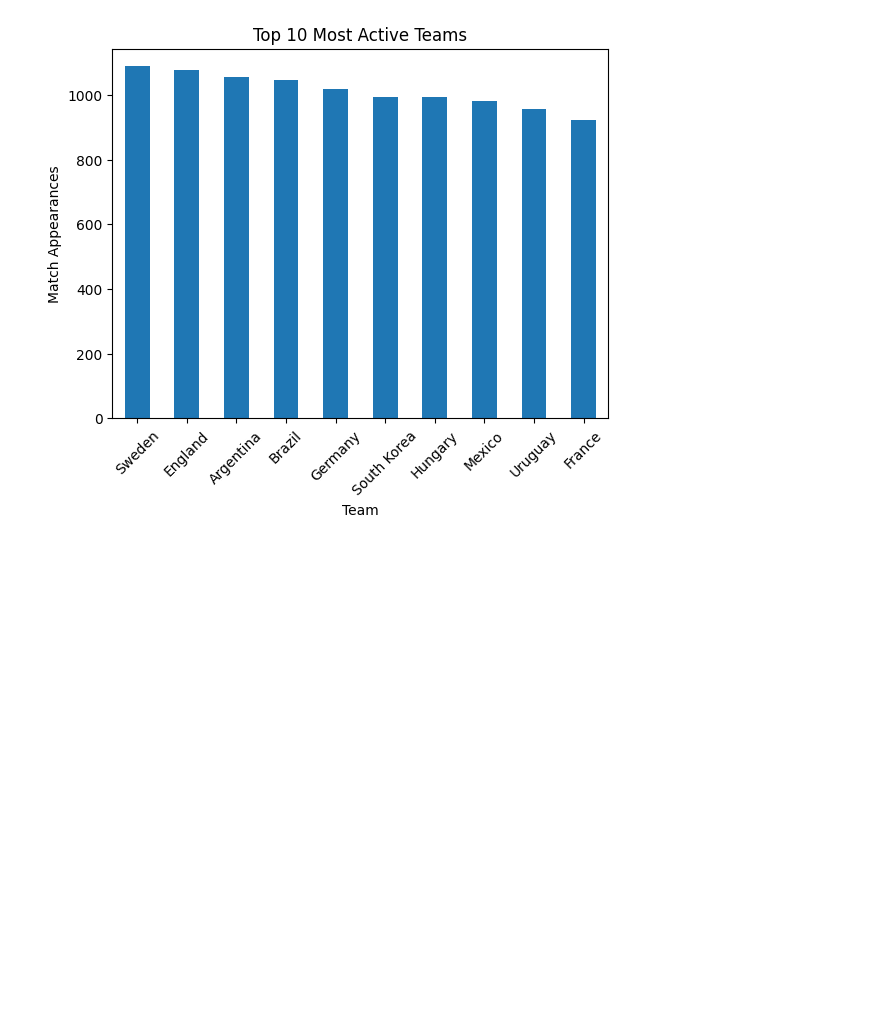
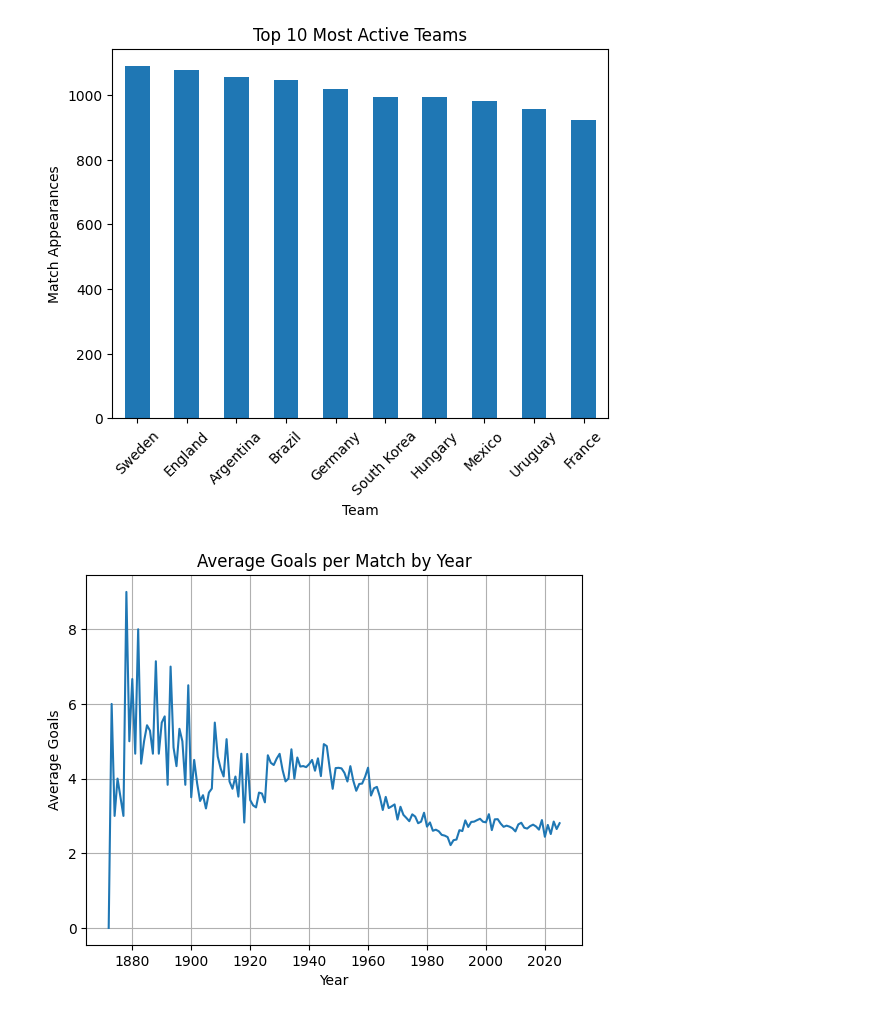
Before and after one commit to NathanOpira/Goalgazer, a Jupyter notebook: Goalgazer/notebooks/analysis.ipynb, the cells around one changed output. Drawn from its saved outputs; the diff is of its cells as text; code cells hidden in the pictures; blank space fills up the shorter version.

```diff
--- a/Goalgazer/notebooks/analysis.ipynb
+++ b/Goalgazer/notebooks/analysis.ipynb
@@ -43,6 +43,7 @@ def get_outcome(row):
 
 df['home_outcome'] = df.apply(get_outcome, axis=1)
 
+
 ###distribution of match outcomes.
 # Plotting outcome distribution.
 sns.countplot(data=df, x='home_outcome', order=['Win', 'Draw', 'Loss'])
@@ -51,34 +52,68 @@ plt.xlabel('Outcome')
 plt.ylabel('Number of Matches')
 plt.show()
 
+
+###top 10 countries by match appearances.
 # Combining home and away teams.
 team_counts = pd.concat([df['home_team'], df['away_team']])
 top_teams = team_counts.value_counts().head(10)
 
 # Bar plot.
 top_teams.plot(kind='bar')
 plt.title('Top 10 Most Active Teams')
 plt.xlabel('Team')
 plt.ylabel('Match Appearances')
 plt.xticks(rotation=45)
 plt.show()
+
+
+###Goals over time.
+# Add a 'year' column
+df['year'] = df['date'].dt.year
+
+# Grouping by year and calculating average total goals per match.
+df['total_goals'] = df['home_score'] + df['away_score']
+avg_goals_per_year = df.groupby('year')['total_goals'].mean()
+
+# Line plot
+avg_goals_per_year.plot()
+plt.title('Average Goals per Match by Year')
+plt.xlabel('Year')
+plt.ylabel('Average Goals')
+plt.grid(True)
+plt.show()
+
+
+###Average Goal Difference by Tournament Type (Top 8 Only).
+# Grouping and sorting by average goal difference.
+tournament_gd = df.groupby('tournament')['goal_difference'].mean().abs().sort_values(ascending=False).head(8)
+
+# Plot
+tournament_gd.plot(kind='bar', color='coral')
+plt.title('Top Tournaments by Avg Goal Difference')
+plt.xlabel('Tournament')
+plt.ylabel('Avg Goal Difference (Abs)')
+plt.xticks(rotation=45)
+plt.tight_layout()
+plt.show()
 # %% [output]
 <class 'pandas.core.frame.DataFrame'>
 RangeIndex: 48207 entries, 0 to 48206
 Data columns (total 9 columns):
  #   Column      Non-Null Count  Dtype
 ---  ------      --------------  -----
  0   date        48207 non-null  object
  1   home_team   48207 non-null  object
  2   away_team   48207 non-null  object
  3   home_score  48207 non-null  int64
  4   away_score  48207 non-null  int64
  5   tournament  48207 non-null  object
  6   city        48207 non-null  object
 ... (75 lines left out)
  'Tri Nation Tournament' 'CAFA Nations Cup' 'Mauritius Four Nations Cup'
  'CONIFA World Football Cup qualification' 'CONIFA Asia Cup' 'FIFA Series'
  'Marianas Cup' 'Tri-Nations Series' 'ASEAN Championship qualification'
  'ASEAN Championship' 'EAFF Championship qualification' 'Mapinduzi Cup']
 [figure]
 [figure]
+[figure, added]
```
Also changed, not shown: parts of 1 cell of this notebook.
